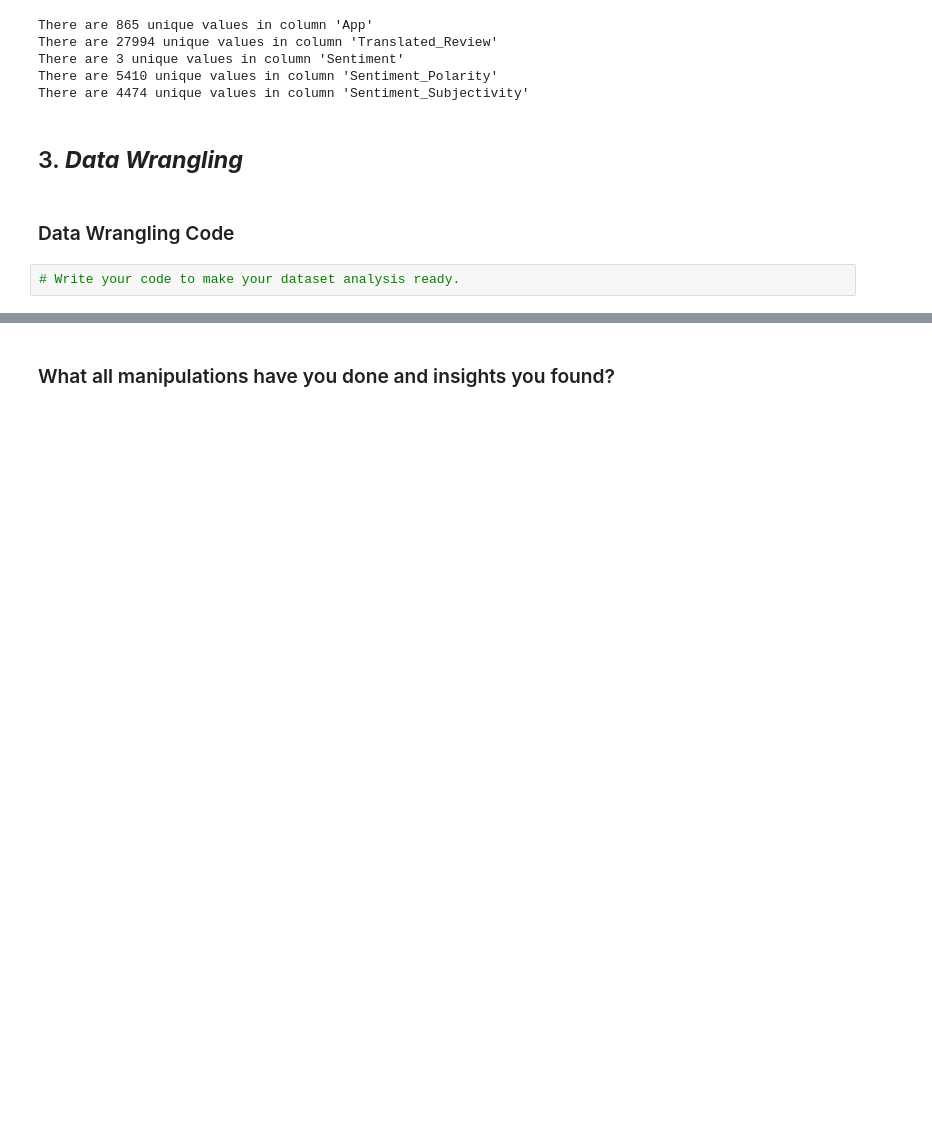
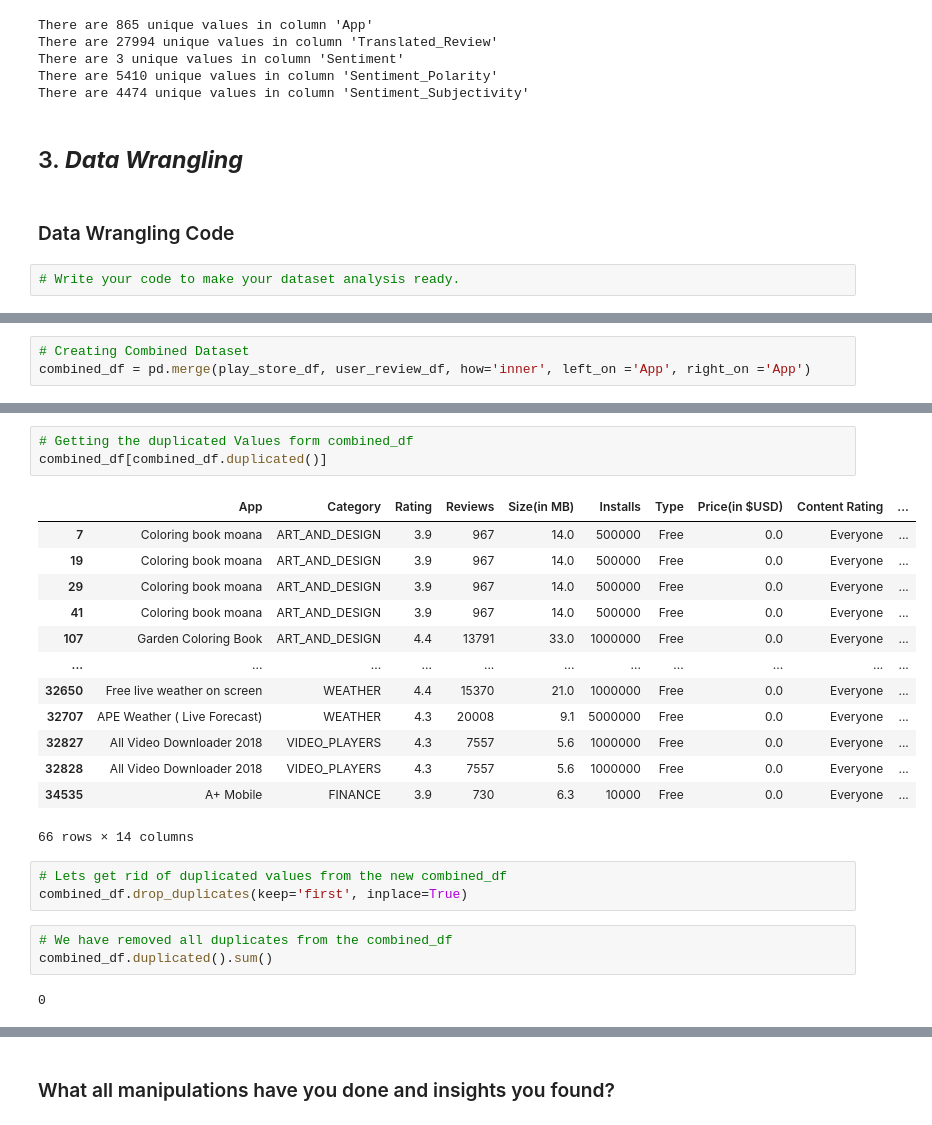
Before and after one commit to Ankur241289/Capstone-Project---EDA-on-Play-Store-App-Review-Analysis, a Jupyter notebook: EDA_Play_Store_App_Review_Analysis.ipynb, the cells around one changed output, grey strips where cells are left out. Saved outputs shown, nothing was run; the diff lists cells and outputs as text; blank space fills up the shorter version.

```diff
--- a/EDA_Play_Store_App_Review_Analysis.ipynb
+++ b/EDA_Play_Store_App_Review_Analysis.ipynb
@@ -928,0 +933,3 @@ There are 4474 unique values in column 'Sentiment_Subjectivity'
+# %%
+# Creating Combined Dataset
+combined_df = pd.merge(play_store_df, user_review_df, how='inner', left_on ='App', right_on ='App')
@@ -928,0 +977,25 @@ There are 4474 unique values in column 'Sentiment_Subjectivity'
+# %%
+# Getting the duplicated Values form combined_df
+combined_df[combined_df.duplicated()]
+# %% [output]
+|  | App | Category | Rating | Reviews | Size(in MB) | Installs | Type | Price(in $USD) | Content Rating | ... |
+| 7 | Coloring book moana | ART_AND_DESIGN | 3.9 | 967 | 14.0 | 500000 | Free | 0.0 | Everyone | ... |
+| 19 | Coloring book moana | ART_AND_DESIGN | 3.9 | 967 | 14.0 | 500000 | Free | 0.0 | Everyone | ... |
+| 29 | Coloring book moana | ART_AND_DESIGN | 3.9 | 967 | 14.0 | 500000 | Free | 0.0 | Everyone | ... |
+| 41 | Coloring book moana | ART_AND_DESIGN | 3.9 | 967 | 14.0 | 500000 | Free | 0.0 | Everyone | ... |
+| 107 | Garden Coloring Book | ART_AND_DESIGN | 4.4 | 13791 | 33.0 | 1000000 | Free | 0.0 | Everyone | ... |
+| ... | ... | ... | ... | ... | ... | ... | ... | ... | ... | ... |
+| 32650 | Free live weather on screen | WEATHER | 4.4 | 15370 | 21.0 | 1000000 | Free | 0.0 | Everyone | ... |
+| 32707 | APE Weather ( Live Forecast) | WEATHER | 4.3 | 20008 | 9.1 | 5000000 | Free | 0.0 | Everyone | ... |
+| 32827 | All Video Downloader 2018 | VIDEO_PLAYERS | 4.3 | 7557 | 5.6 | 1000000 | Free | 0.0 | Everyone | ... |
+| 32828 | All Video Downloader 2018 | VIDEO_PLAYERS | 4.3 | 7557 | 5.6 | 1000000 | Free | 0.0 | Everyone | ... |
+| 34535 | A+ Mobile | FINANCE | 3.9 | 730 | 6.3 | 10000 | Free | 0.0 | Everyone | ... |
+66 rows × 14 columns
+# %%
+# Lets get rid of duplicated values from the new combined_df
+combined_df.drop_duplicates(keep='first', inplace=True)
+# %%
+# We have removed all duplicates from the combined_df
+combined_df.duplicated().sum()
+# %% [output]
+0
```
Also changed, not shown: parts of 25 cells of this notebook.
